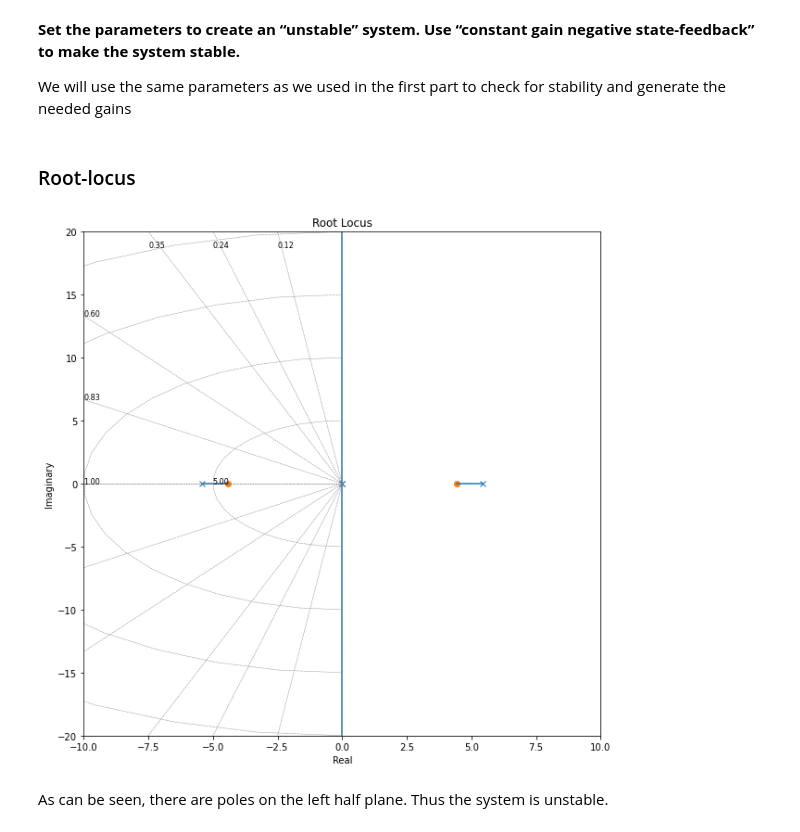
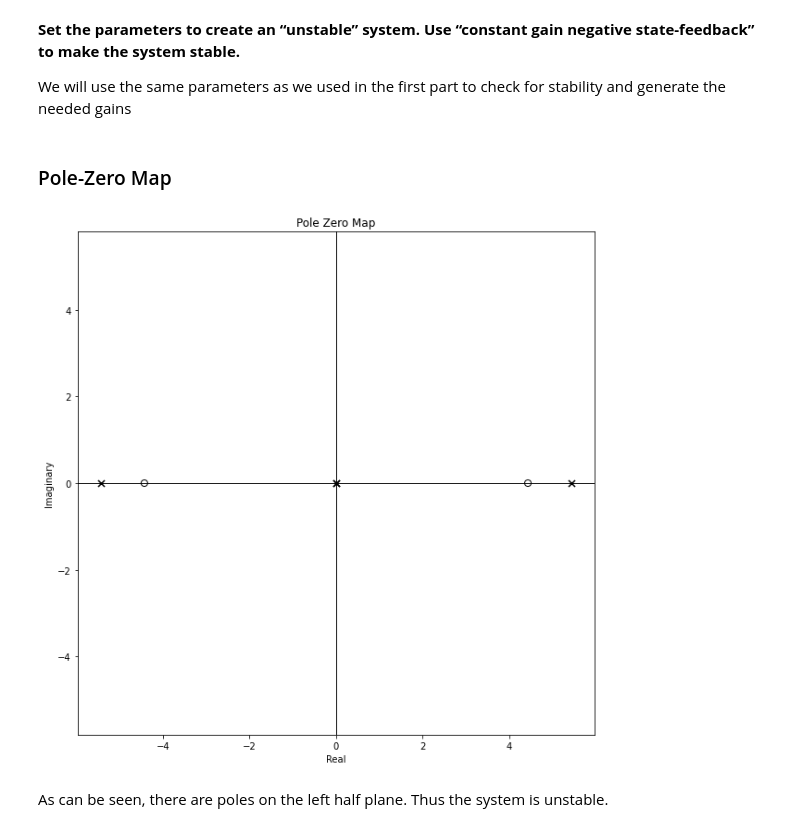
Before and after one commit to warlock31415/Linear-Controls-Project, a Jupyter notebook: jupyter/Project.ipynb, the cells around one changed output. Cells and saved outputs as stored; diff of their text form; code cells hidden in the pictures.

```diff
--- a/jupyter/Project.ipynb
+++ b/jupyter/Project.ipynb
@@ -438,12 +432,12 @@ B = np.array([[0],[1/M],[0],[-1/(M*l)]])
 C = np.array([[1,0,0,0],[0,0,1,0]])
 D = 0
 # %% [markdown]
-### Root-locus
+### Pole-Zero Map
 # %%
 sys_y = ss(A,B,C[0:1],D)
-r = rlocus(sys_y,xlim=[-10,10],ylim=[-20,20])
+r = pzmap(sys_y,xlim=[-10,10],ylim=[-20,20])
 # %% [output]
-[figure, old version]
+[figure, new version]
 # %% [markdown]
 As can be seen, there are poles on the left half plane. Thus the system is unstable.
 # %% [markdown]
```
Also changed, not shown: parts of 9 cells of this notebook, 1 other file.
